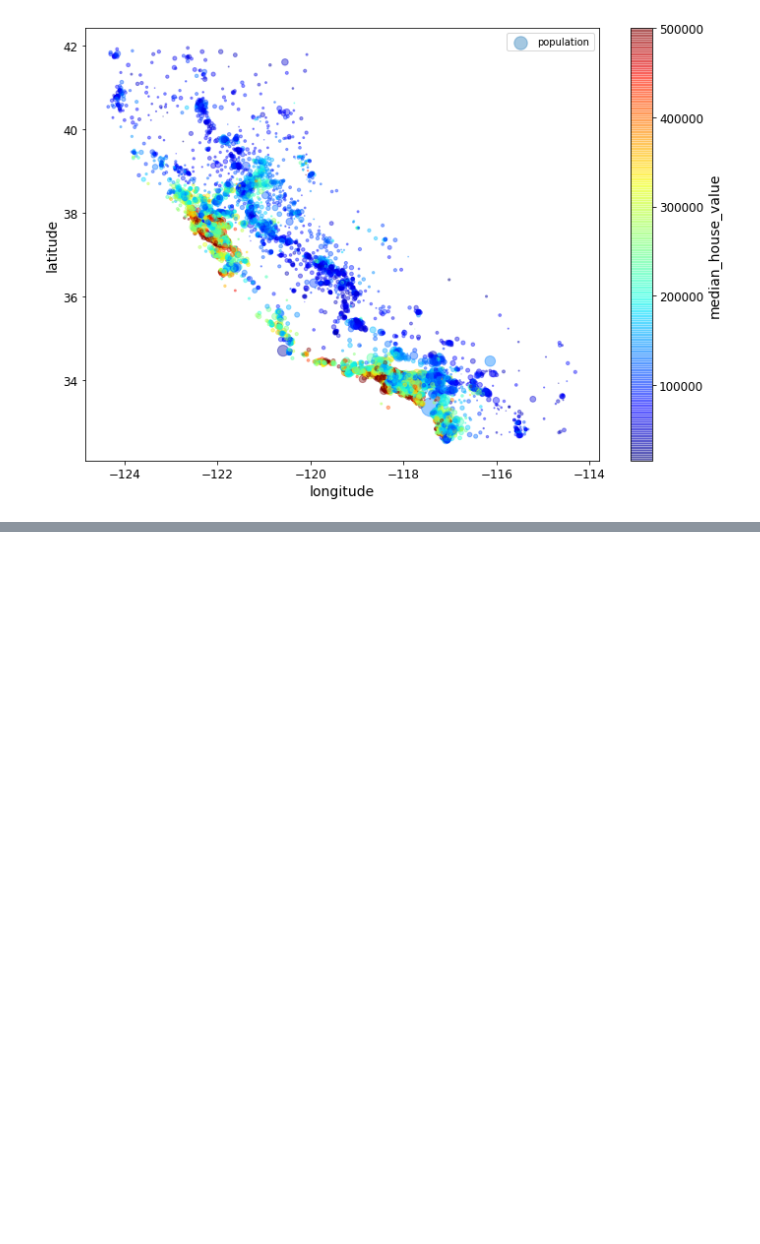
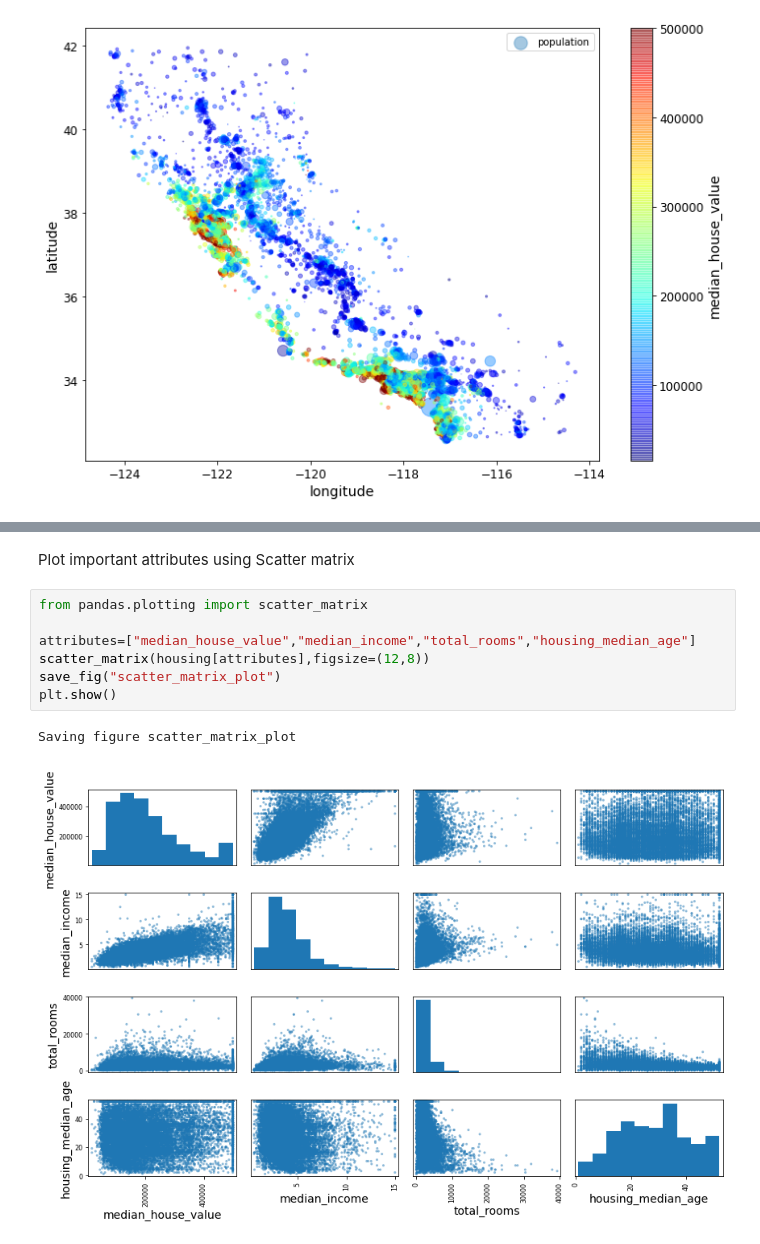
Before and after one commit to mynamerahulkumar/GitHub, a Jupyter notebook: Machine_Learning/Hands_on_ML_with_scikit_learn_keras_tensorflow2/2_end_to_end_ML_project.ipynb, the cells around one changed output, grey strips where cells are left out. Drawn from its saved outputs; the diff is of its cells as text; blank space fills up the shorter version.

```diff
--- a/Machine_Learning/Hands_on_ML_with_scikit_learn_keras_tensorflow2/2_end_to_end_ML_project.ipynb
+++ b/Machine_Learning/Hands_on_ML_with_scikit_learn_keras_tensorflow2/2_end_to_end_ML_project.ipynb
@@ -285,0 +316,12 @@ Saving figure Housing_price_scatterplot
+# %% [markdown]
+Plot important attributes using Scatter matrix
+# %%
+from pandas.plotting import scatter_matrix
+
+attributes=["median_house_value","median_income","total_rooms","housing_median_age"]
+scatter_matrix(housing[attributes],figsize=(12,8))
+save_fig("scatter_matrix_plot")
+plt.show()
+# %% [output]
+Saving figure scatter_matrix_plot
+[figure, added]
```
Also changed, not shown: parts of 47 cells of this notebook.
